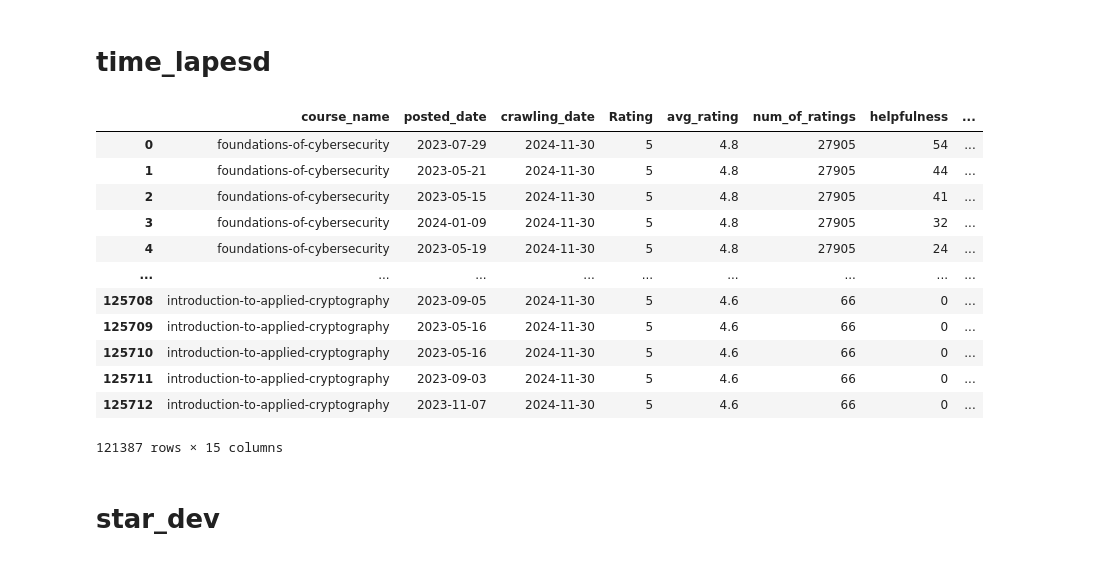
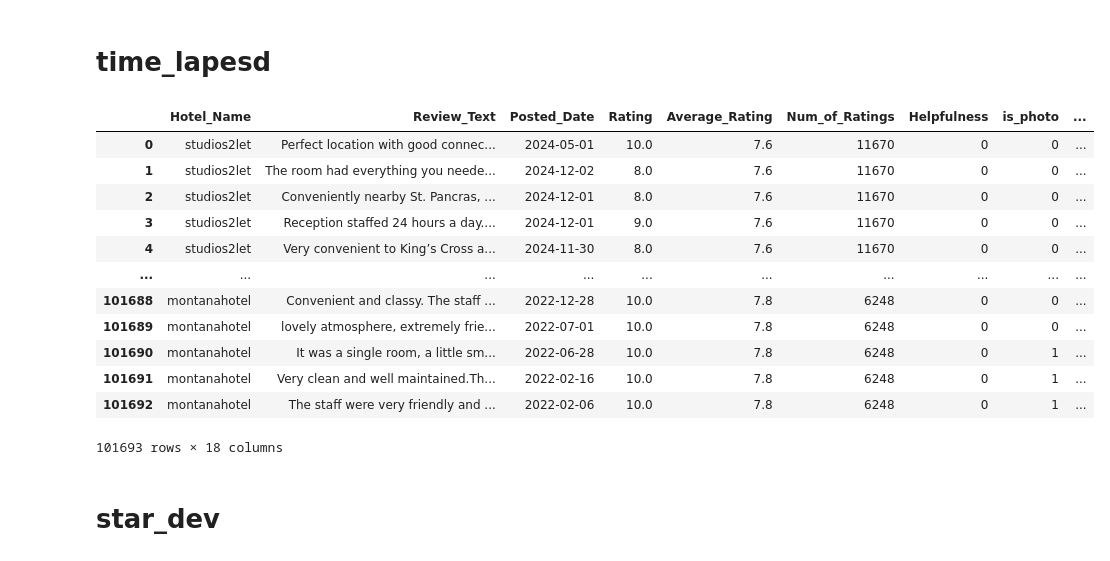
Before and after one commit to bhw119/PADA_LAB, a Jupyter notebook: preprocessing_code/preprocessing_merged.ipynb, the cells around one changed output. Saved outputs shown, nothing was run; the diff lists cells and outputs as text; code cells hidden in the pictures.

```diff
--- a/preprocessing_code/preprocessing_merged.ipynb
+++ b/preprocessing_code/preprocessing_merged.ipynb
@@ -5,7 +5,7 @@ from sklearn.feature_extraction.text import CountVectorizer
 from sklearn.decomposition import LatentDirichletAllocation as LDA
 from scipy.stats import entropy
 
-df = pd.read_csv("../raw/coursera.csv")
+df = pd.read_csv("../raw/hotel.csv")
 
 df = df.drop_duplicates()
 df = df.drop_duplicates(subset=['Review_Text'], keep='first').reset_index(drop=True)
@@ -92,32 +92,34 @@ df
 # %% [markdown]
 # time_lapesd
 # %%
+import pandas as pd
+
 # Crawled_date 열 생성 및 값 채우기
-df['Crawled_date'] = '24-12-05'
+df['Crawled_date'] = '2024-12-05'
 
-# Posted_Date의 형식을 변경 (05-04-21 -> 21-05-04로 변환)
-df['Posted_Date'] = pd.to_datetime(df['Posted_Date'], format='%m-%d-%y', errors='coerce')
-df['Crawled_date'] = pd.to_datetime(df['Crawled_date'], format='%y-%m-%d', errors='coerce')
+# Posted_Date 및 Crawled_date를 datetime 형식으로 변환
+df['Posted_Date'] = pd.to_datetime(df['Posted_Date'], format='%Y-%m-%d', errors='coerce')
+df['Crawled_date'] = pd.to_datetime(df['Crawled_date'], format='%Y-%m-%d', errors='coerce')
 
-# 날짜 차이 계산 (Crawled_date - Posted_Date)
-df['time_lapsed'] = (df['Crawled_date'] - df['Posted_Date']).dt.days  # 일(day) 단위로 계산
+# 날짜 차이 계산 (절댓값 적용)
+df['time_lapsed'] = (df['Crawled_date'] - df['Posted_Date']).dt.days.abs()  # 절댓값 적용
 
 # 결과 확인
 df
 # %% [output]
-|  | course_name | posted_date | crawling_date | Rating | avg_rating | num_of_ratings | helpfulness | ... |
-| 0 | foundations-of-cybersecurity | 2023-07-29 | 2024-11-30 | 5 | 4.8 | 27905 | 54 | ... |
-| 1 | foundations-of-cybersecurity | 2023-05-21 | 2024-11-30 | 5 | 4.8 | 27905 | 44 | ... |
-| 2 | foundations-of-cybersecurity | 2023-05-15 | 2024-11-30 | 5 | 4.8 | 27905 | 41 | ... |
-| 3 | foundations-of-cybersecurity | 2024-01-09 | 2024-11-30 | 5 | 4.8 | 27905 | 32 | ... |
-| 4 | foundations-of-cybersecurity | 2023-05-19 | 2024-11-30 | 5 | 4.8 | 27905 | 24 | ... |
-| ... | ... | ... | ... | ... | ... | ... | ... | ... |
-| 125708 | introduction-to-applied-cryptography | 2023-09-05 | 2024-11-30 | 5 | 4.6 | 66 | 0 | ... |
-| 125709 | introduction-to-applied-cryptography | 2023-05-16 | 2024-11-30 | 5 | 4.6 | 66 | 0 | ... |
-| 125710 | introduction-to-applied-cryptography | 2023-05-16 | 2024-11-30 | 5 | 4.6 | 66 | 0 | ... |
-| 125711 | introduction-to-applied-cryptography | 2023-09-03 | 2024-11-30 | 5 | 4.6 | 66 | 0 | ... |
-| 125712 | introduction-to-applied-cryptography | 2023-11-07 | 2024-11-30 | 5 | 4.6 | 66 | 0 | ... |
+|  | Hotel_Name | Review_Text | Posted_Date | Rating | Average_Rating | Num_of_Ratings | Helpfulness | is_photo | ... |
+| 0 | studios2let | Perfect location with good connec... | 2024-05-01 | 10.0 | 7.6 | 11670 | 0 | 0 | ... |
+| 1 | studios2let | The room had everything you neede... | 2024-12-02 | 8.0 | 7.6 | 11670 | 0 | 0 | ... |
+| 2 | studios2let | Conveniently nearby St. Pancras, ... | 2024-12-01 | 8.0 | 7.6 | 11670 | 0 | 0 | ... |
+| 3 | studios2let | Reception staffed 24 hours a day.... | 2024-12-01 | 9.0 | 7.6 | 11670 | 0 | 0 | ... |
+| 4 | studios2let | Very convenient to King’s Cross a... | 2024-11-30 | 8.0 | 7.6 | 11670 | 0 | 0 | ... |
+| ... | ... | ... | ... | ... | ... | ... | ... | ... | ... |
+| 101688 | montanahotel | Convenient and classy. The staff ... | 2022-12-28 | 10.0 | 7.8 | 6248 | 0 | 0 | ... |
+| 101689 | montanahotel | lovely atmosphere, extremely frie... | 2022-07-01 | 10.0 | 7.8 | 6248 | 0 | 0 | ... |
+| 101690 | montanahotel | It was a single room, a little sm... | 2022-06-28 | 10.0 | 7.8 | 6248 | 0 | 1 | ... |
+| 101691 | montanahotel | Very clean and well maintained.Th... | 2022-02-16 | 10.0 | 7.8 | 6248 | 0 | 1 | ... |
+| 101692 | montanahotel | The staff were very friendly and ... | 2022-02-06 | 10.0 | 7.8 | 6248 | 0 | 1 | ... |
-121387 rows × 15 columns
+101693 rows × 18 columns
 # %% [markdown]
 # star_dev
 # %%
```
Also changed, not shown: parts of 2 cells of this notebook, 4 other files.
